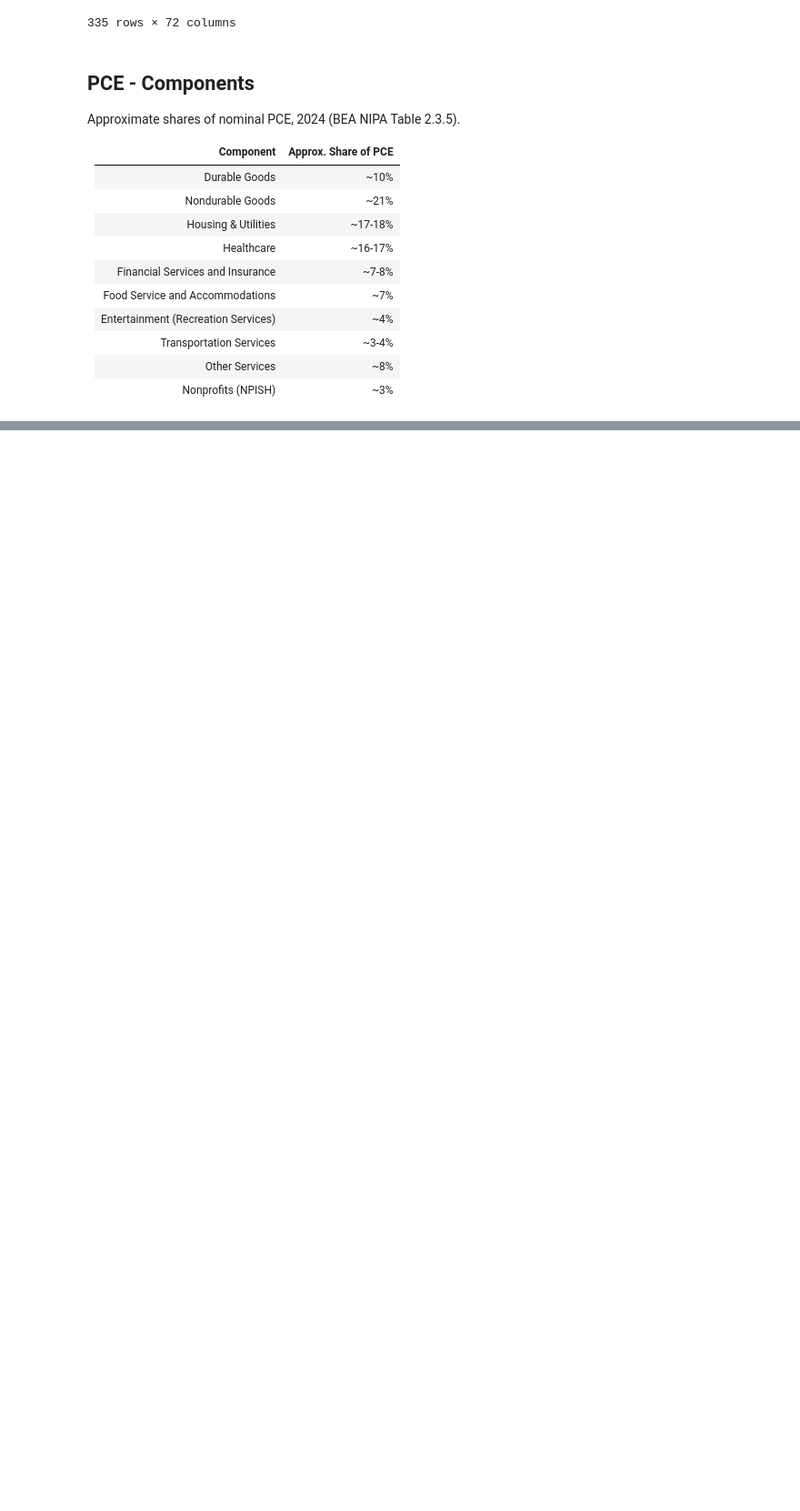
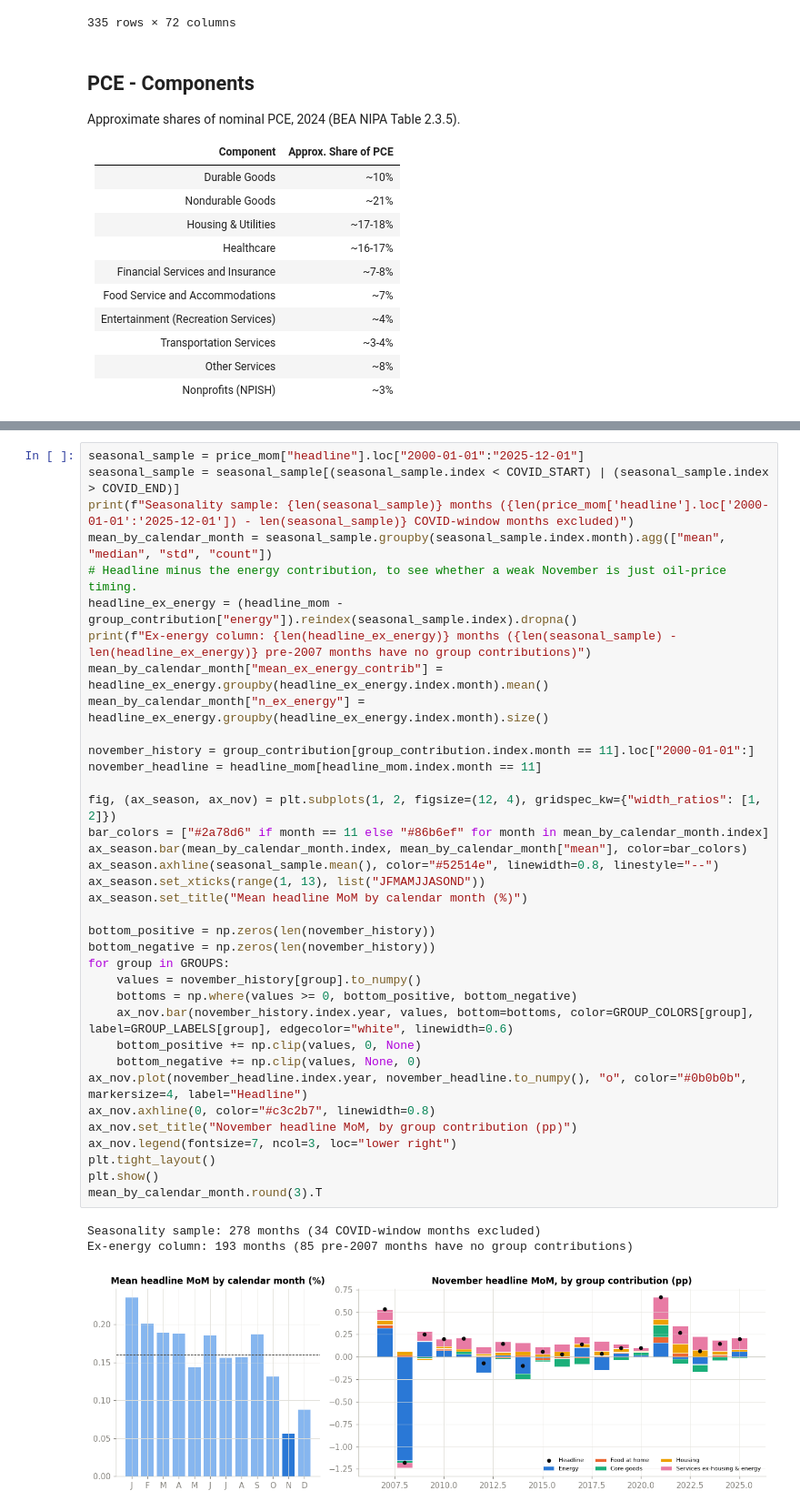
Before and after one commit to ajace13/Stat-Models-Final-Project, a Jupyter notebook: exploring_PCE.ipynb, the cells around one changed output, grey strips where cells are left out. Shown at 91% size. Drawn from its saved outputs; the diff is of its cells as text; blank space fills up the shorter version.

```diff
--- a/exploring_PCE.ipynb
+++ b/exploring_PCE.ipynb
@@ -38,0 +461,40 @@ Approximate shares of nominal PCE, 2024 (BEA NIPA Table 2.3.5).
+# %%
+seasonal_sample = price_mom["headline"].loc["2000-01-01":"2025-12-01"]
+seasonal_sample = seasonal_sample[(seasonal_sample.index < COVID_START) | (seasonal_sample.index > COVID_END)]
+print(f"Seasonality sample: {len(seasonal_sample)} months ({len(price_mom['headline'].loc['2000-01-01':'2025-12-01']) - len(seasonal_sample)} COVID-window months excluded)")
+mean_by_calendar_month = seasonal_sample.groupby(seasonal_sample.index.month).agg(["mean", "median", "std", "count"])
+# Headline minus the energy contribution, to see whether a weak November is just oil-price timing.
+headline_ex_energy = (headline_mom - group_contribution["energy"]).reindex(seasonal_sample.index).dropna()
+print(f"Ex-energy column: {len(headline_ex_energy)} months ({len(seasonal_sample) - len(headline_ex_energy)} pre-2007 months have no group contributions)")
+mean_by_calendar_month["mean_ex_energy_contrib"] = headline_ex_energy.groupby(headline_ex_energy.index.month).mean()
+mean_by_calendar_month["n_ex_energy"] = headline_ex_energy.groupby(headline_ex_energy.index.month).size()
+
+november_history = group_contribution[group_contribution.index.month == 11].loc["2000-01-01":]
+november_headline = headline_mom[headline_mom.index.month == 11]
+
+fig, (ax_season, ax_nov) = plt.subplots(1, 2, figsize=(12, 4), gridspec_kw={"width_ratios": [1, 2]})
+bar_colors = ["#2a78d6" if month == 11 else "#86b6ef" for month in mean_by_calendar_month.index]
+ax_season.bar(mean_by_calendar_month.index, mean_by_calendar_month["mean"], color=bar_colors)
+ax_season.axhline(seasonal_sample.mean(), color="#52514e", linewidth=0.8, linestyle="--")
+ax_season.set_xticks(range(1, 13), list("JFMAMJJASOND"))
+ax_season.set_title("Mean headline MoM by calendar month (%)")
+
+bottom_positive = np.zeros(len(november_history))
+bottom_negative = np.zeros(len(november_history))
+for group in GROUPS:
+    values = november_history[group].to_numpy()
+    bottoms = np.where(values >= 0, bottom_positive, bottom_negative)
+    ax_nov.bar(november_history.index.year, values, bottom=bottoms, color=GROUP_COLORS[group], label=GROUP_LABELS[group], edgecolor="white", linewidth=0.6)
+    bottom_positive += np.clip(values, 0, None)
+    bottom_negative += np.clip(values, None, 0)
+ax_nov.plot(november_headline.index.year, november_headline.to_numpy(), "o", color="#0b0b0b", markersize=4, label="Headline")
+ax_nov.axhline(0, color="#c3c2b7", linewidth=0.8)
+ax_nov.set_title("November headline MoM, by group contribution (pp)")
+ax_nov.legend(fontsize=7, ncol=3, loc="lower right")
+plt.tight_layout()
+plt.show()
+mean_by_calendar_month.round(3).T
+# %% [output]
+Seasonality sample: 278 months (34 COVID-window months excluded)
+Ex-energy column: 193 months (85 pre-2007 months have no group contributions)
+[figure, added]
```
Also changed, not shown: parts of 36 cells of this notebook, 52 other files.
